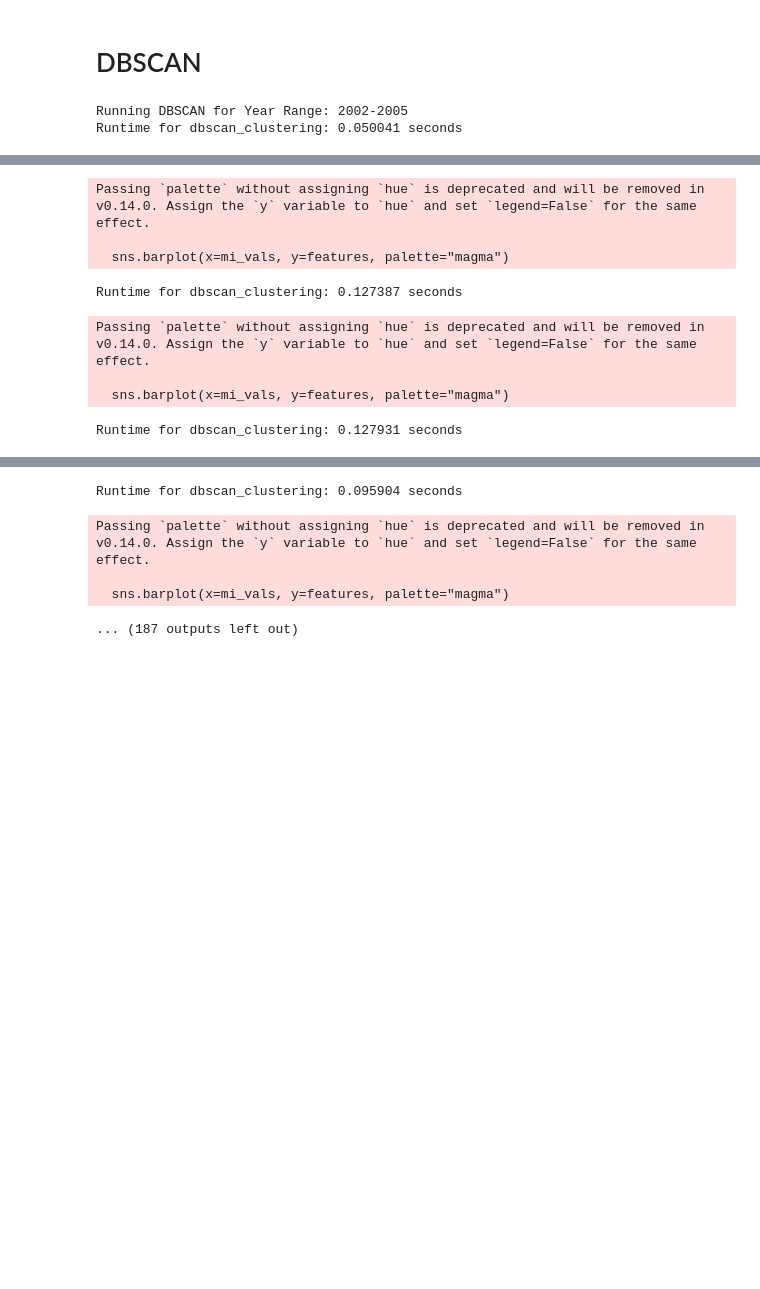
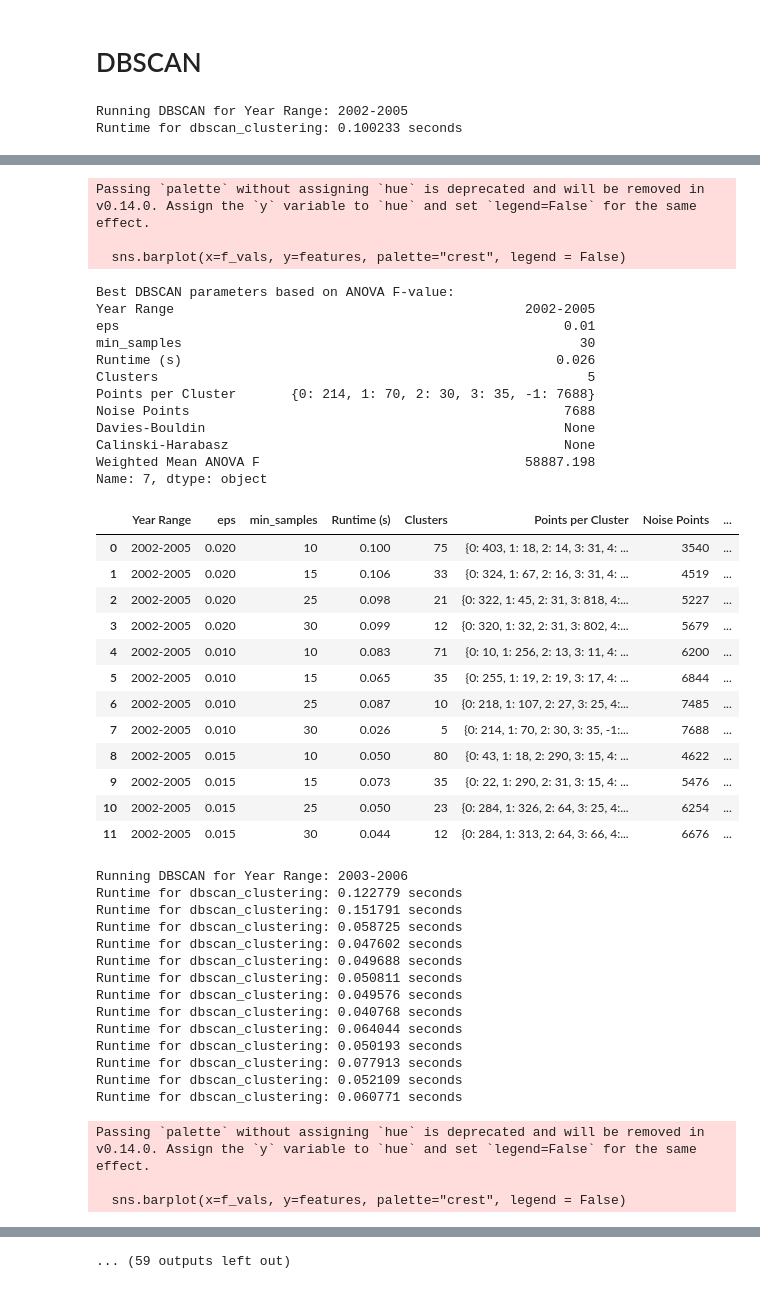
Before and after one commit to FiPf/AIUB-Backup, a Jupyter notebook: clustering/main_with_5d.ipynb, the cells around one changed output, grey strips where cells are left out. Saved outputs shown, nothing was run; the diff lists cells and outputs as text; code cells hidden in the pictures; blank space fills up the shorter version.

```diff
--- a/clustering/main_with_5d.ipynb
+++ b/clustering/main_with_5d.ipynb
@@ -111,7 +111,7 @@ for cluster_data, year_range in binned_data:
     df_plot = pd.DataFrame(data_array, columns=feature_names)
     df_plot['cluster'] = best_labels.astype(str)  # cluster labels as strings for hue
 
-    pairplot = sns.pairplot(df_plot, hue='cluster', diag_kind='kde', plot_kws={'alpha': 0.6, 's': 40})
+    pairplot = sns.pairplot(df_plot, hue='cluster', diag_kind='kde', plot_kws={'alpha': 0.6, 's': 8})
     pairplot.fig.suptitle(f"K-Means Clusters for Year Range {year_range}", y=1.02)
     pairplot.savefig(os.path.join(plot_dir, f"pairplot_{year_range}_k{best_k}.png"))
     plt.close(pairplot.fig)
@@ -197,7 +254,7 @@ binned_data = cluster_data_5d.bin_data_for_clustering(running_ranges, print_res=
 results_per_year_range = {}
 
 # Output directory for plots
-plot_dir = "Images\dbscan_tests_running_bins_5d_with_perigee"
+plot_dir = r"Images\dbscan_tests_running_bins_5d_with_perigee"
 os.makedirs(plot_dir, exist_ok=True)
 cluster_plotter.clear_directory(plot_dir)
 
@@ -312,4 +369,4 @@ for cluster_data, year_range in binned_data:
     display(df)
 # %% [output]
 Running DBSCAN for Year Range: 2002-2005
-Runtime for dbscan_clustering: 0.050041 seconds
+Runtime for dbscan_clustering: 0.100233 seconds
@@ -320,8 +399,45 @@ Runtime for dbscan_clustering: 0.111978 seconds
 Passing `palette` without assigning `hue` is deprecated and will be removed in v0.14.0. Assign the `y` variable to `hue` and set `legend=False` for the same effect.
 
-  sns.barplot(x=mi_vals, y=features, palette="magma")
+  sns.barplot(x=f_vals, y=features, palette="crest", legend = False)
-Runtime for dbscan_clustering: 0.127387 seconds
+Best DBSCAN parameters based on ANOVA F-value:
+Year Range                                             2002-2005
+eps                                                         0.01
+min_samples                                                   30
+Runtime (s)                                                0.026
+Clusters                                                       5
+Points per Cluster       {0: 214, 1: 70, 2: 30, 3: 35, -1: 7688}
+Noise Points                                                7688
+Davies-Bouldin                                              None
+Calinski-Harabasz                                           None
+Weighted Mean ANOVA F                                  58887.198
+Name: 7, dtype: object
+|  | Year Range | eps | min_samples | Runtime (s) | Clusters | Points per Cluster | Noise Points | ... |
+| 0 | 2002-2005 | 0.020 | 10 | 0.100 | 75 | {0: 403, 1: 18, 2: 14, 3: 31, 4: ... | 3540 | ... |
+| 1 | 2002-2005 | 0.020 | 15 | 0.106 | 33 | {0: 324, 1: 67, 2: 16, 3: 31, 4: ... | 4519 | ... |
+| 2 | 2002-2005 | 0.020 | 25 | 0.098 | 21 | {0: 322, 1: 45, 2: 31, 3: 818, 4:... | 5227 | ... |
+| 3 | 2002-2005 | 0.020 | 30 | 0.099 | 12 | {0: 320, 1: 32, 2: 31, 3: 802, 4:... | 5679 | ... |
+| 4 | 2002-2005 | 0.010 | 10 | 0.083 | 71 | {0: 10, 1: 256, 2: 13, 3: 11, 4: ... | 6200 | ... |
+| 5 | 2002-2005 | 0.010 | 15 | 0.065 | 35 | {0: 255, 1: 19, 2: 19, 3: 17, 4: ... | 6844 | ... |
+| 6 | 2002-2005 | 0.010 | 25 | 0.087 | 10 | {0: 218, 1: 107, 2: 27, 3: 25, 4:... | 7485 | ... |
+| 7 | 2002-2005 | 0.010 | 30 | 0.026 | 5 | {0: 214, 1: 70, 2: 30, 3: 35, -1:... | 7688 | ... |
+| 8 | 2002-2005 | 0.015 | 10 | 0.050 | 80 | {0: 43, 1: 18, 2: 290, 3: 15, 4: ... | 4622 | ... |
+| 9 | 2002-2005 | 0.015 | 15 | 0.073 | 35 | {0: 22, 1: 290, 2: 31, 3: 15, 4: ... | 5476 | ... |
+| 10 | 2002-2005 | 0.015 | 25 | 0.050 | 23 | {0: 284, 1: 326, 2: 64, 3: 25, 4:... | 6254 | ... |
+| 11 | 2002-2005 | 0.015 | 30 | 0.044 | 12 | {0: 284, 1: 313, 2: 64, 3: 66, 4:... | 6676 | ... |
-Passing `palette` without assigning `hue` is deprecated and will be removed in v0.14.0. Assign the `y` variable to `hue` and set `legend=False` for the same effect.
-
-  sns.barplot(x=mi_vals, y=features, palette="magma")
+Running DBSCAN for Year Range: 2003-2006
+Runtime for dbscan_clustering: 0.122779 seconds
+Runtime for dbscan_clustering: 0.151791 seconds
+Runtime for dbscan_clustering: 0.058725 seconds
+Runtime for dbscan_clustering: 0.047602 seconds
+Runtime for dbscan_clustering: 0.049688 seconds
+Runtime for dbscan_clustering: 0.050811 seconds
+Runtime for dbscan_clustering: 0.049576 seconds
+Runtime for dbscan_clustering: 0.040768 seconds
+Runtime for dbscan_clustering: 0.064044 seconds
+Runtime for dbscan_clustering: 0.050193 seconds
+Runtime for dbscan_clustering: 0.077913 seconds
+Runtime for dbscan_clustering: 0.052109 seconds
+Runtime for dbscan_clustering: 0.060771 seconds
-Runtime for dbscan_clustering: 0.127931 seconds
+Passing `palette` without assigning `hue` is deprecated and will be removed in v0.14.0. Assign the `y` variable to `hue` and set `legend=False` for the same effect.
+
+  sns.barplot(x=f_vals, y=features, palette="crest", legend = False)
@@ -335,5 +486 @@ Passing `palette` without assigning `hue` is deprecated and will be removed in v
-Runtime for dbscan_clustering: 0.095904 seconds
+... (59 outputs left out)
-Passing `palette` without assigning `hue` is deprecated and will be removed in v0.14.0. Assign the `y` variable to `hue` and set `legend=False` for the same effect.
-
-  sns.barplot(x=mi_vals, y=features, palette="magma")
-... (187 outputs left out)
```
Also changed, not shown: parts of 2 cells of this notebook, 4 other files.
